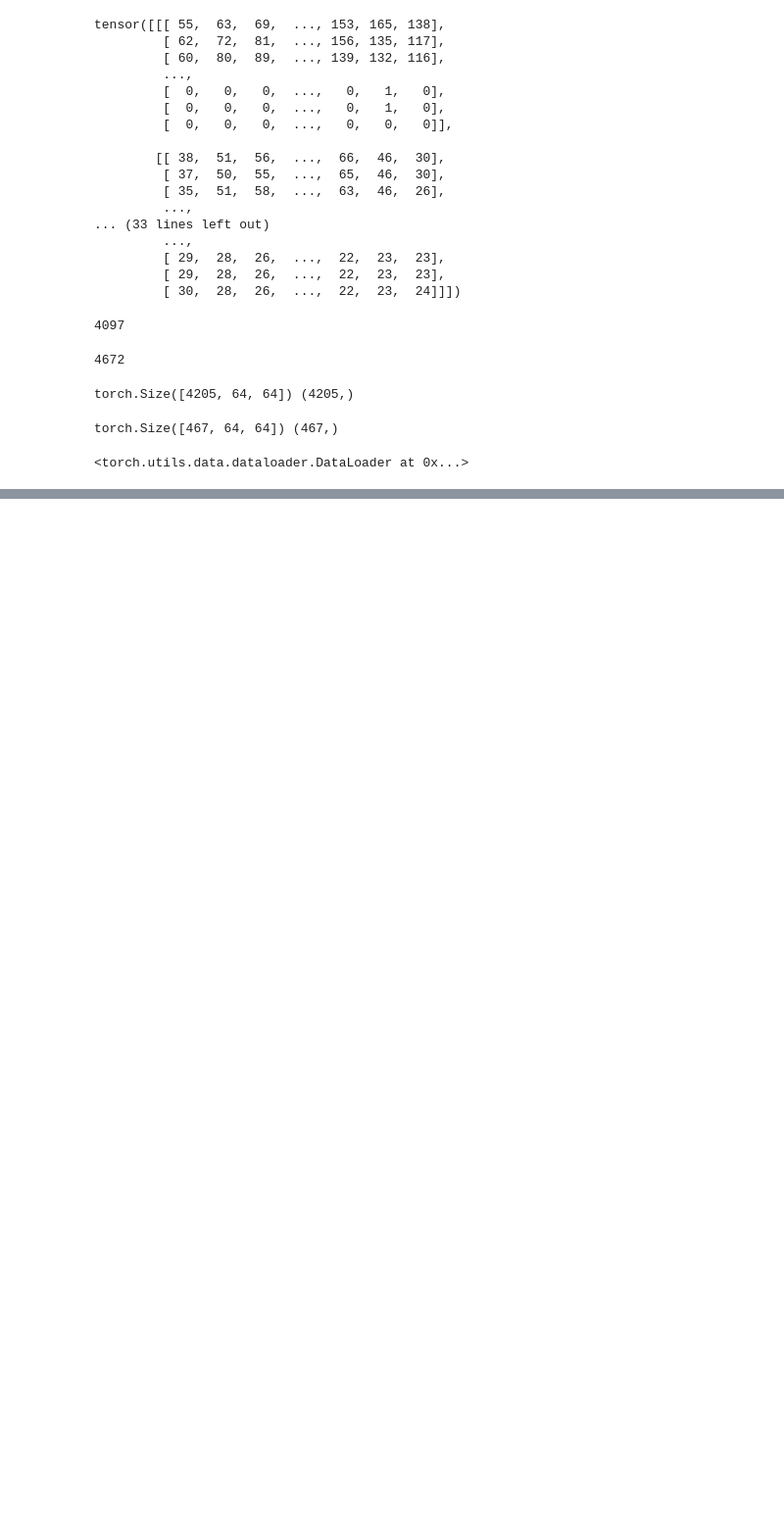
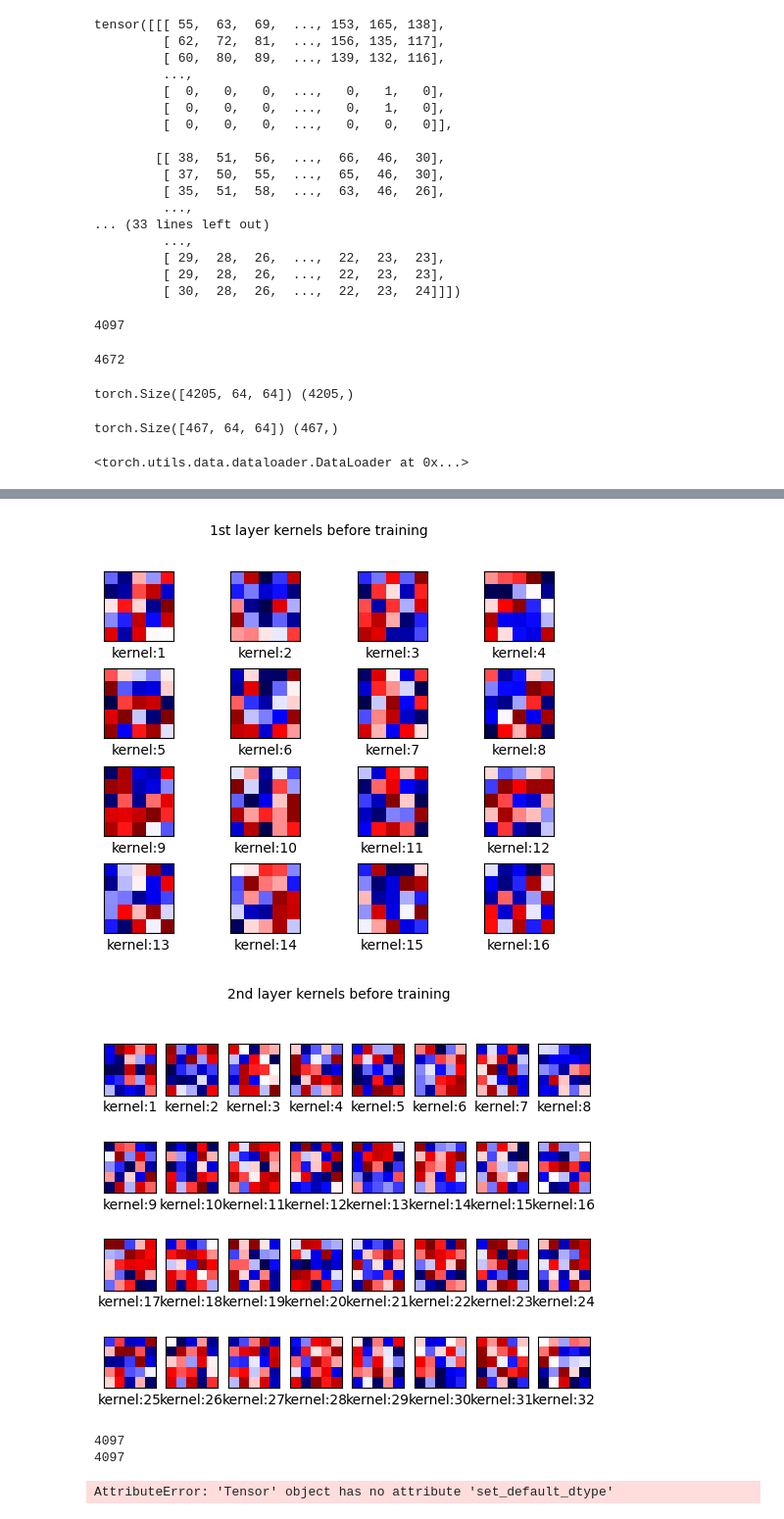
Before and after one commit to conor7276/chest-xray-research, a Jupyter notebook: models/PytorchData.ipynb, the cells around one changed output, grey strips where cells are left out. Shown at 98% size. Saved outputs shown, nothing was run; the diff lists cells and outputs as text; code cells hidden in the pictures; blank space fills up the shorter version.

Commit message:
figuring out how to change it from float64 to 32

```diff
--- a/models/PytorchData.ipynb
+++ b/models/PytorchData.ipynb
@@ -455,0 +531,5 @@ AttributeError: '_MultiProcessingDataLoaderIter' object has no attribute 'next'
+# %%
+for x,y in train_dataloader:
+    print(x,y)
+    print(x.shape, y.shape)
+    break
@@ -455,0 +554,4 @@ AttributeError: '_MultiProcessingDataLoaderIter' object has no attribute 'next'
+# %%
+chest_xray_validation = ChestXRayDataset(False)
+print(chest_xray_validation.X.shape)
+print(chest_xray_validation.y.shape)
@@ -455,0 +561,9 @@ AttributeError: '_MultiProcessingDataLoaderIter' object has no attribute 'next'
+# %%
+validation_dataloader = DataLoader(dataset = chest_xray_validation, batch_size = 500)
+valid_dataiter = iter(validation_dataloader)
+valid_data = next(valid_dataiter)
+# %%
+for x,y in validation_dataloader:
+    print(x,y)
+    print(x.shape,y.shape)
+    break
@@ -455,0 +794,13 @@ AttributeError: '_MultiProcessingDataLoaderIter' object has no attribute 'next'
+# %%
+model = CNN(out_1=16, out_2=32)
+plot_parameters(model.state_dict()['cnn1.weight'], number_rows=4, name="1st layer kernels before training ")
+plot_parameters(model.state_dict()['cnn2.weight'], number_rows=4, name='2nd layer kernels before training' )
+# %% [output]
+[figure, added]
+[figure, added]
+# %%
+train_dataset = ChestXRayDataset(True)
+validation_dataset = ChestXRayDataset(False)
+# %% [output]
+4097
+4097
@@ -455,0 +809,10 @@ AttributeError: '_MultiProcessingDataLoaderIter' object has no attribute 'next'
+# %%
+
+train_dataset.X.set_default_dtype(torch.float32)
+# train_dataset.X.float()
+train_dataset.y.int()
+# validation_dataset.X.float()
+validation_dataset.X.set_default_dtype(torch.float32)
+validation_dataset.y.int()
+# %% [output]
+AttributeError: 'Tensor' object has no attribute 'set_default_dtype'
```
Also changed, not shown: parts of 26 cells of this notebook, 1 other file.
